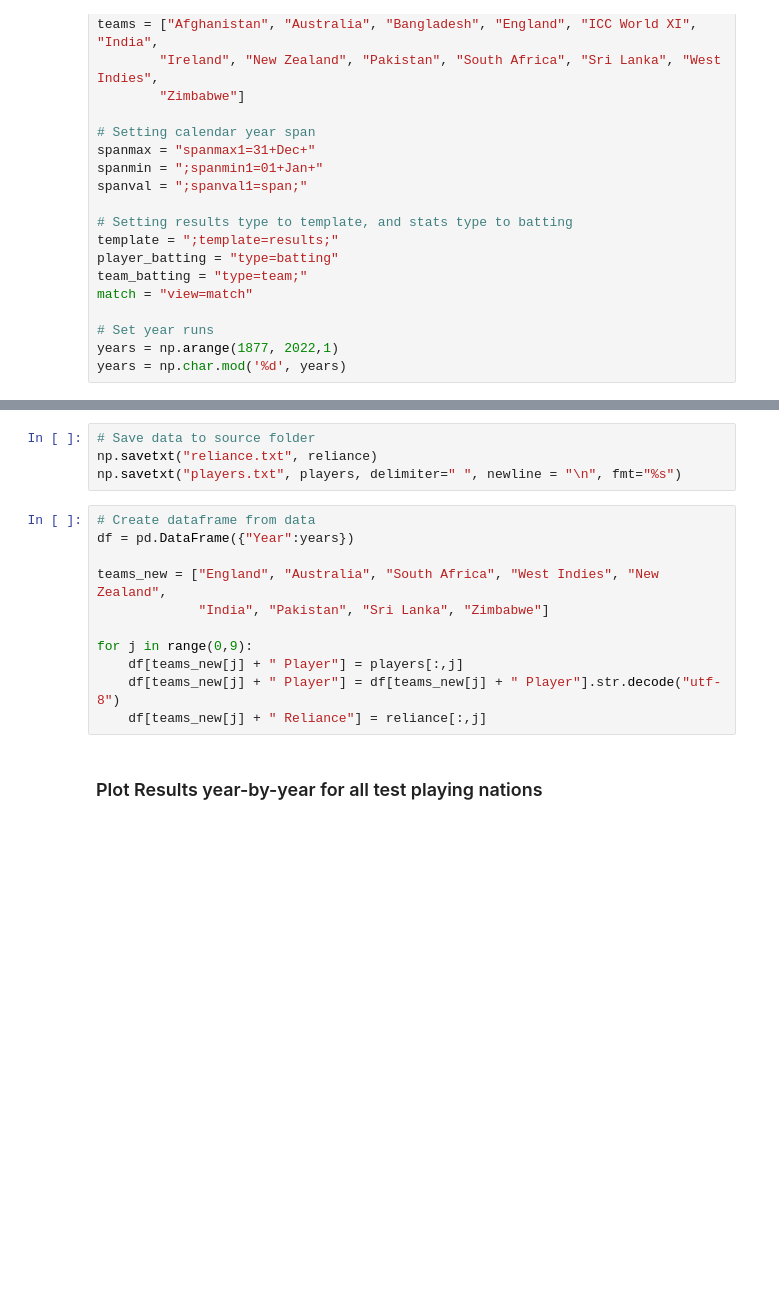
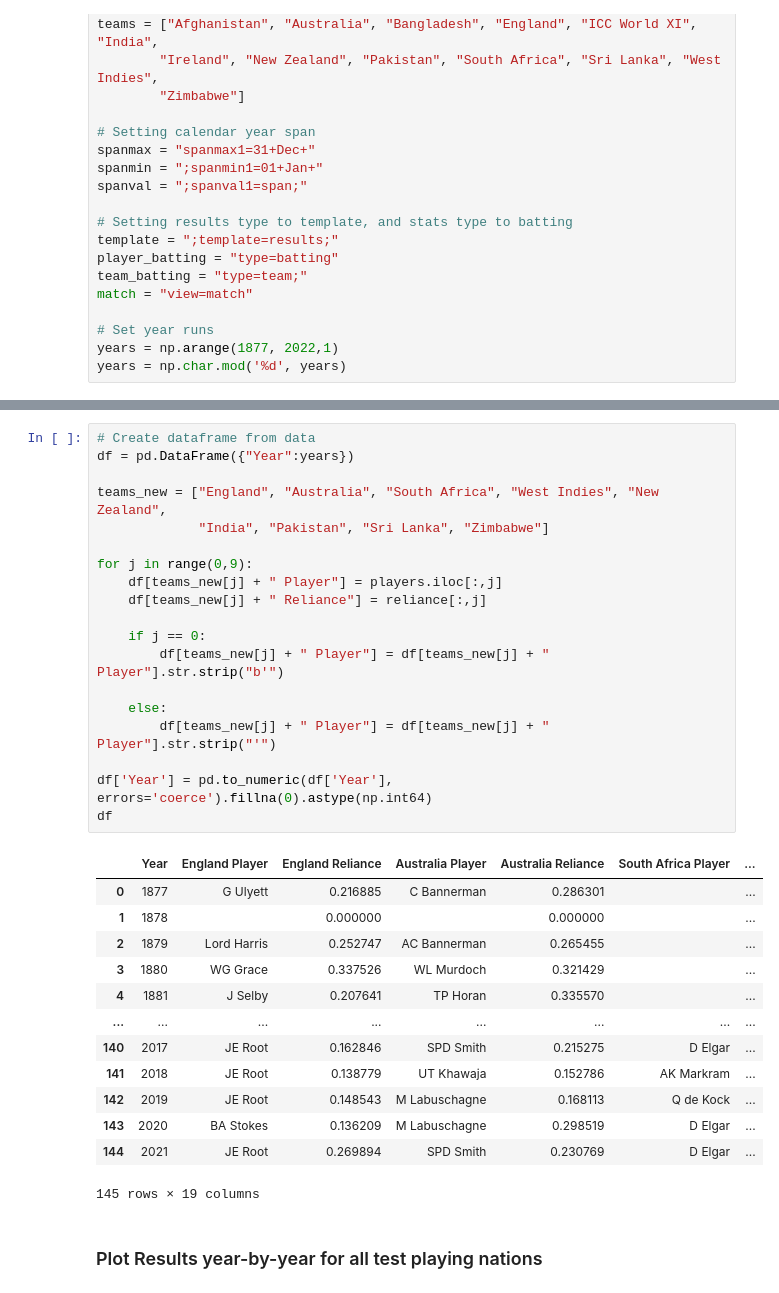
Before and after one commit to jhjorg/Root_Analysis, a Jupyter notebook: Root_analysis.ipynb, the cells around one changed output, grey strips where cells are left out. Cells and saved outputs as stored; diff of their text form; blank space fills up the shorter version.

```diff
--- a/Root_analysis.ipynb
+++ b/Root_analysis.ipynb
@@ -119,18 +135,36 @@ for j in range(0,9):#len(teams)):
-# %%
-# Save data to source folder
-np.savetxt("reliance.txt", reliance)
-np.savetxt("players.txt", players, delimiter=" ", newline = "\n", fmt="%s")
 # %%
 # Create dataframe from data
 df = pd.DataFrame({"Year":years})
 
 teams_new = ["England", "Australia", "South Africa", "West Indies", "New Zealand",
              "India", "Pakistan", "Sri Lanka", "Zimbabwe"]
 
 for j in range(0,9):
-    df[teams_new[j] + " Player"] = players[:,j]
-    df[teams_new[j] + " Player"] = df[teams_new[j] + " Player"].str.decode("utf-8")
+    df[teams_new[j] + " Player"] = players.iloc[:,j]
     df[teams_new[j] + " Reliance"] = reliance[:,j]
+
+    if j == 0:
+        df[teams_new[j] + " Player"] = df[teams_new[j] + " Player"].str.strip("b'")
+
+    else:
+        df[teams_new[j] + " Player"] = df[teams_new[j] + " Player"].str.strip("'")
+
+df['Year'] = pd.to_numeric(df['Year'], errors='coerce').fillna(0).astype(np.int64)
+df
+# %% [output]
+|  | Year | England Player | England Reliance | Australia Player | Australia Reliance | South Africa Player | ... |
+| 0 | 1877 | G Ulyett | 0.216885 | C Bannerman | 0.286301 |  | ... |
+| 1 | 1878 |  | 0.000000 |  | 0.000000 |  | ... |
+| 2 | 1879 | Lord Harris | 0.252747 | AC Bannerman | 0.265455 |  | ... |
+| 3 | 1880 | WG Grace | 0.337526 | WL Murdoch | 0.321429 |  | ... |
+| 4 | 1881 | J Selby | 0.207641 | TP Horan | 0.335570 |  | ... |
+| ... | ... | ... | ... | ... | ... | ... | ... |
+| 140 | 2017 | JE Root | 0.162846 | SPD Smith | 0.215275 | D Elgar | ... |
+| 141 | 2018 | JE Root | 0.138779 | UT Khawaja | 0.152786 | AK Markram | ... |
+| 142 | 2019 | JE Root | 0.148543 | M Labuschagne | 0.168113 | Q de Kock | ... |
+| 143 | 2020 | BA Stokes | 0.136209 | M Labuschagne | 0.298519 | D Elgar | ... |
+| 144 | 2021 | JE Root | 0.269894 | SPD Smith | 0.230769 | D Elgar | ... |
+145 rows × 19 columns
 # %% [markdown]
 ### Plot Results year-by-year for all test playing nations
 # %%
```
Also changed, not shown: parts of 8 cells of this notebook.
